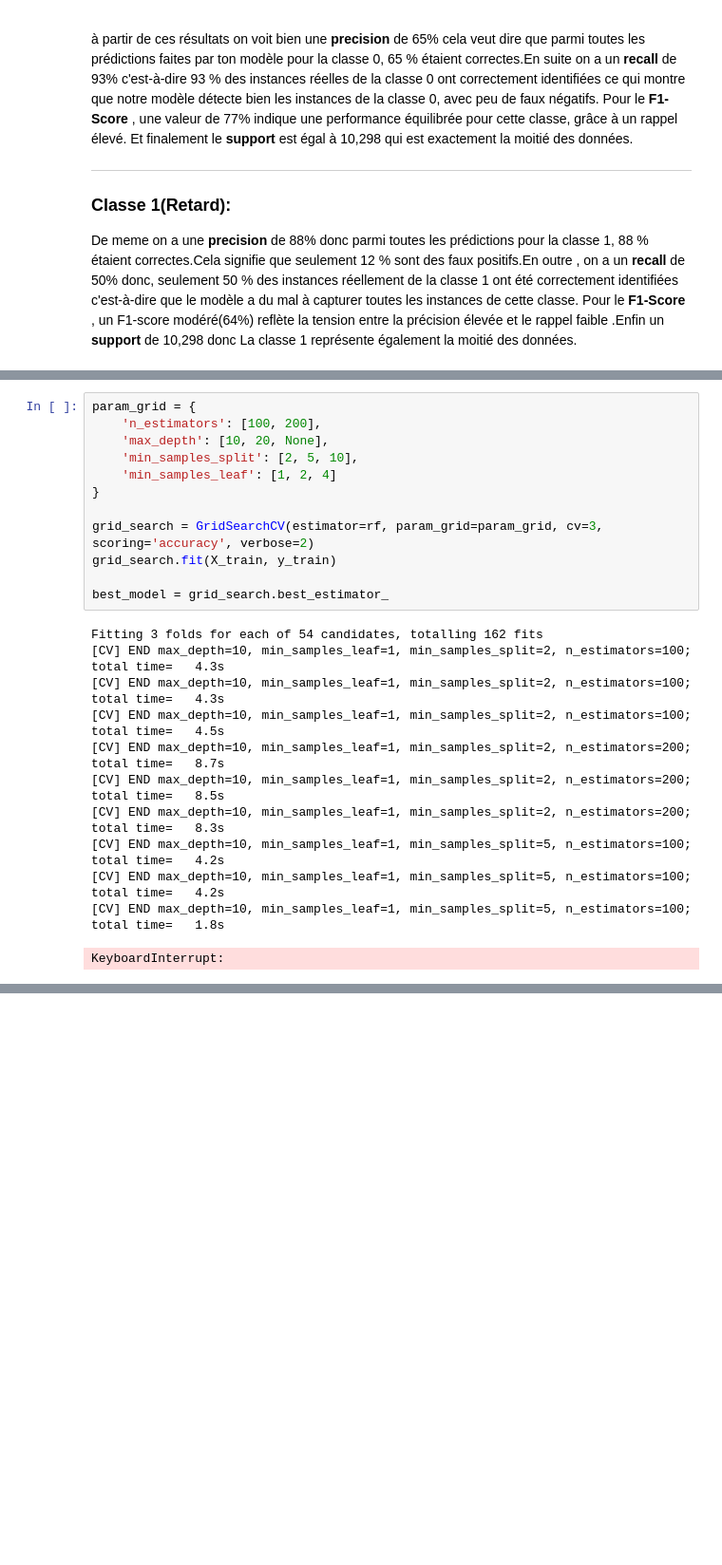
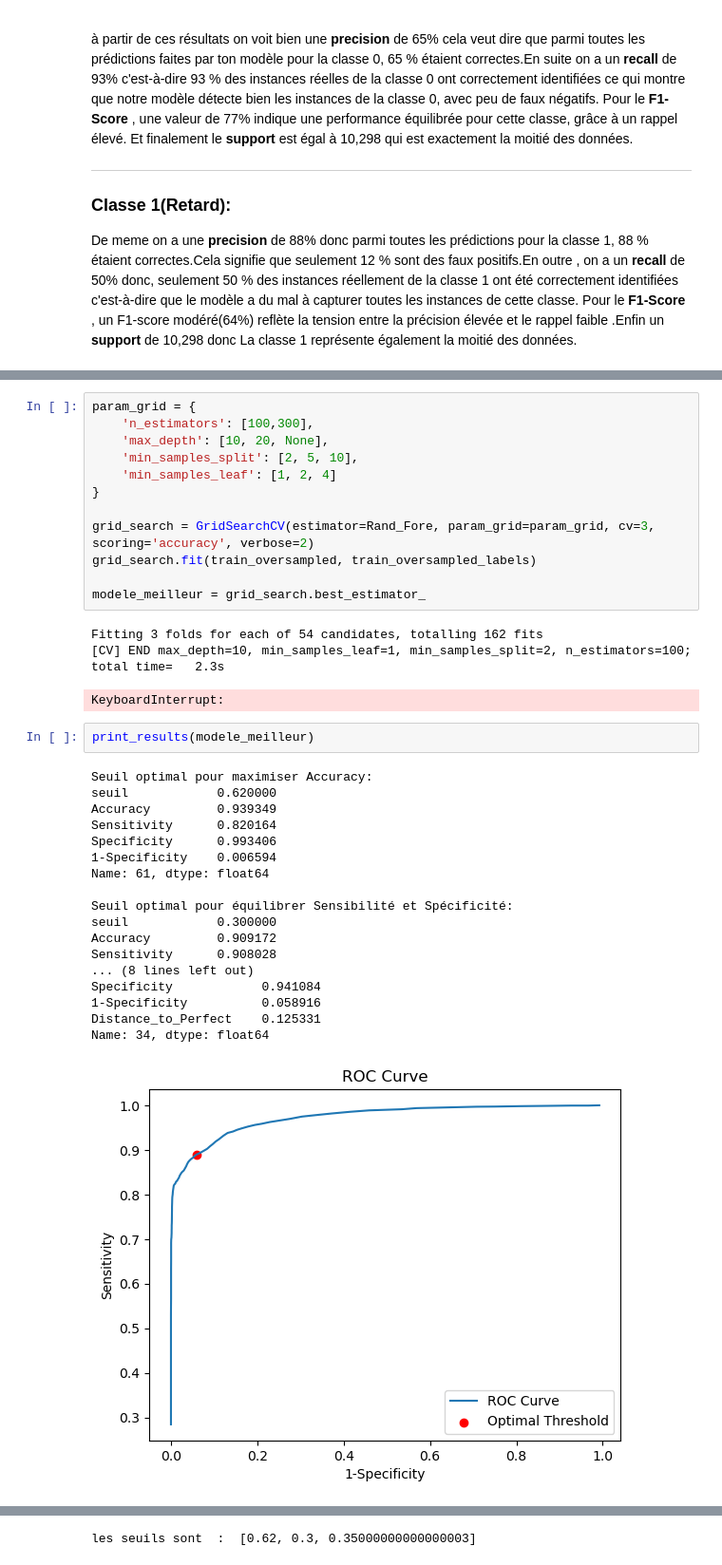
Before and after one commit to OUALYoss/Projet_Python-pour-la-data-science, a Jupyter notebook: Modélisation.ipynb, the cells around one changed output, grey strips where cells are left out. Shown at 95% size. Drawn from its saved outputs; the diff is of its cells as text; blank space fills up the shorter version.

```diff
--- a/Modélisation.ipynb
+++ b/Modélisation.ipynb
@@ -510,24 +514,37 @@ L'analyse de l'importance des caractéristiques est un aspect essentiel dans l'
 # %%
 param_grid = {
-    'n_estimators': [100, 200],
+    'n_estimators': [100,300],
     'max_depth': [10, 20, None],
     'min_samples_split': [2, 5, 10],
     'min_samples_leaf': [1, 2, 4]
 }
 
-grid_search = GridSearchCV(estimator=rf, param_grid=param_grid, cv=3, scoring='accuracy', verbose=2)
-grid_search.fit(X_train, y_train)
+grid_search = GridSearchCV(estimator=Rand_Fore, param_grid=param_grid, cv=3, scoring='accuracy', verbose=2)
+grid_search.fit(train_oversampled, train_oversampled_labels)
 
-best_model = grid_search.best_estimator_
+modele_meilleur = grid_search.best_estimator_
 # %% [output]
 Fitting 3 folds for each of 54 candidates, totalling 162 fits
-[CV] END max_depth=10, min_samples_leaf=1, min_samples_split=2, n_estimators=100; total time=   4.3s
-[CV] END max_depth=10, min_samples_leaf=1, min_samples_split=2, n_estimators=100; total time=   4.3s
-[CV] END max_depth=10, min_samples_leaf=1, min_samples_split=2, n_estimators=100; total time=   4.5s
-[CV] END max_depth=10, min_samples_leaf=1, min_samples_split=2, n_estimators=200; total time=   8.7s
-[CV] END max_depth=10, min_samples_leaf=1, min_samples_split=2, n_estimators=200; total time=   8.5s
-[CV] END max_depth=10, min_samples_leaf=1, min_samples_split=2, n_estimators=200; total time=   8.3s
-[CV] END max_depth=10, min_samples_leaf=1, min_samples_split=5, n_estimators=100; total time=   4.2s
-[CV] END max_depth=10, min_samples_leaf=1, min_samples_split=5, n_estimators=100; total time=   4.2s
-[CV] END max_depth=10, min_samples_leaf=1, min_samples_split=5, n_estimators=100; total time=   1.8s
+[CV] END max_depth=10, min_samples_leaf=1, min_samples_split=2, n_estimators=100; total time=   2.3s
 KeyboardInterrupt:
+# %%
+print_results(modele_meilleur)
+# %% [output]
+Seuil optimal pour maximiser Accuracy:
+seuil            0.620000
+Accuracy         0.939349
+Sensitivity      0.820164
+Specificity      0.993406
+1-Specificity    0.006594
+Name: 61, dtype: float64
+
+Seuil optimal pour équilibrer Sensibilité et Spécificité:
+seuil            0.300000
+Accuracy         0.909172
+Sensitivity      0.908028
+... (8 lines left out)
+Specificity            0.941084
+1-Specificity          0.058916
+Distance_to_Perfect    0.125331
+Name: 34, dtype: float64
+[figure, added]
@@ -533,0 +552 @@ KeyboardInterrupt:
+les seuils sont  :  [0.62, 0.3, 0.35000000000000003]
```
Also changed, not shown: parts of 9 cells of this notebook.
